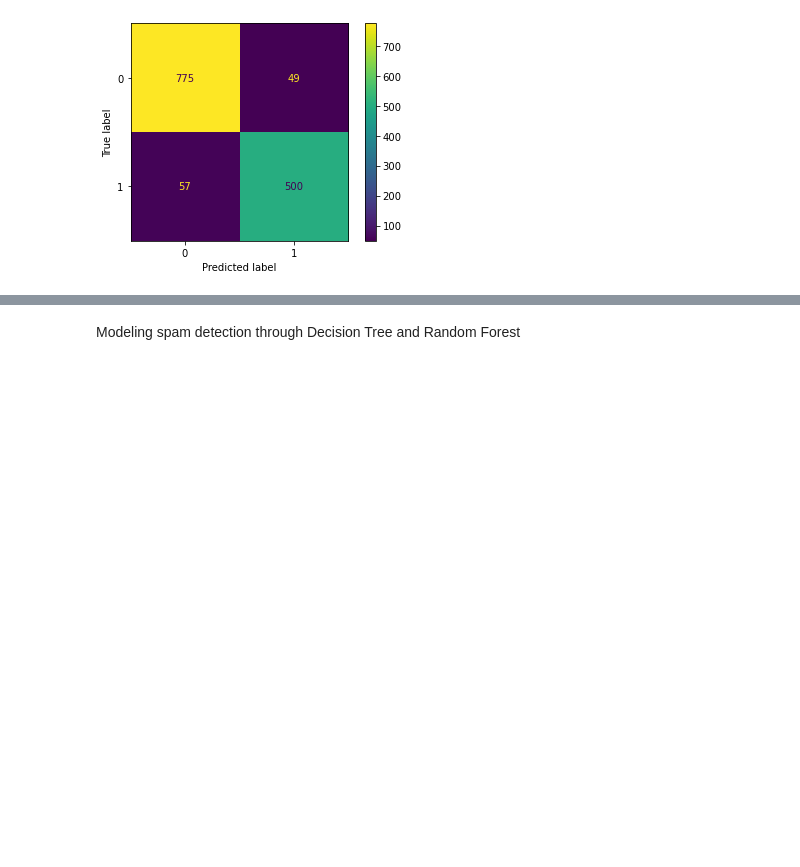
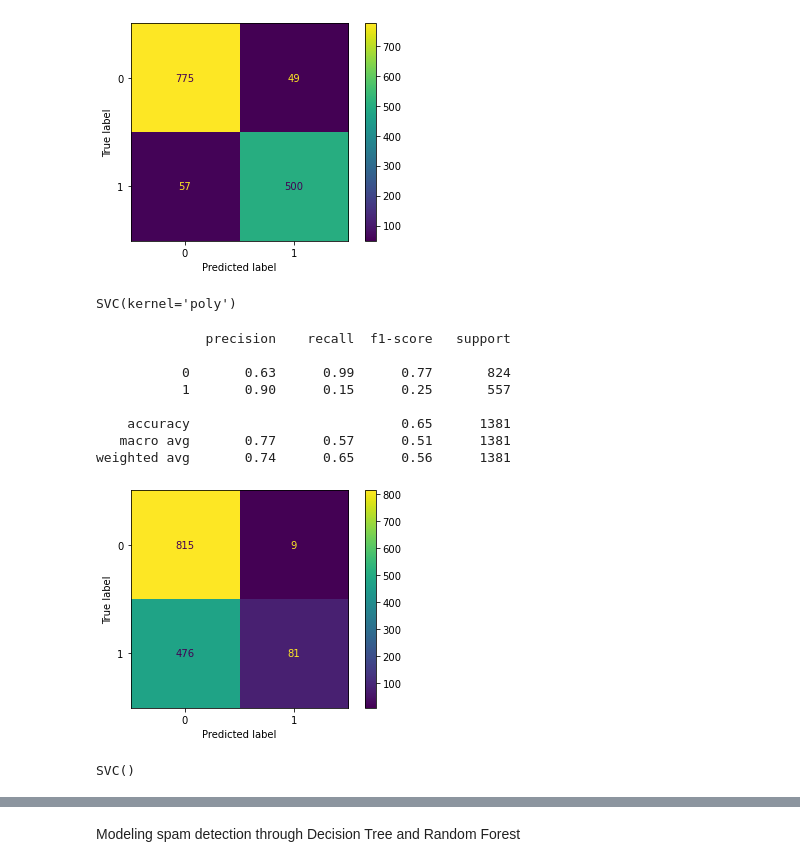
Before and after one commit to COGS118A/Group035-SP23, a Jupyter notebook: FinalProject_Group035-SP23.ipynb, the cells around one changed output, grey strips where cells are left out. Saved outputs shown, nothing was run; the diff lists cells and outputs as text; code cells hidden in the pictures; blank space fills up the shorter version.

```diff
--- a/FinalProject_Group035-SP23.ipynb
+++ b/FinalProject_Group035-SP23.ipynb
@@ -142,3 +148,29 @@ ConfusionMatrixDisplay.from_predictions(y_test, yhat);
    macro avg       0.92      0.92      0.92      1381
 weighted avg       0.92      0.92      0.92      1381
 [figure]
+# %%
+# Train a SVM with polynomial kernel
+svm_poly = SVC(kernel='poly', degree=3)
+svm_poly.fit(X_train, y_train)
+# %% [output]
+SVC(kernel='poly')
+# %%
+yhat = svm_poly.predict(X_test)
+print(classification_report(y_test, yhat))
+ConfusionMatrixDisplay.from_predictions(y_test, yhat);
+# %% [output]
+              precision    recall  f1-score   support
+
+           0       0.63      0.99      0.77       824
+           1       0.90      0.15      0.25       557
+
+    accuracy                           0.65      1381
+   macro avg       0.77      0.57      0.51      1381
+weighted avg       0.74      0.65      0.56      1381
+[figure, added]
+# %%
+# Train a SVM with RBF kernel
+svm_rbf = SVC(kernel='rbf')
+svm_rbf.fit(X_train, y_train)
+# %% [output]
+SVC()
```
Also changed, not shown: parts of 9 cells of this notebook.
